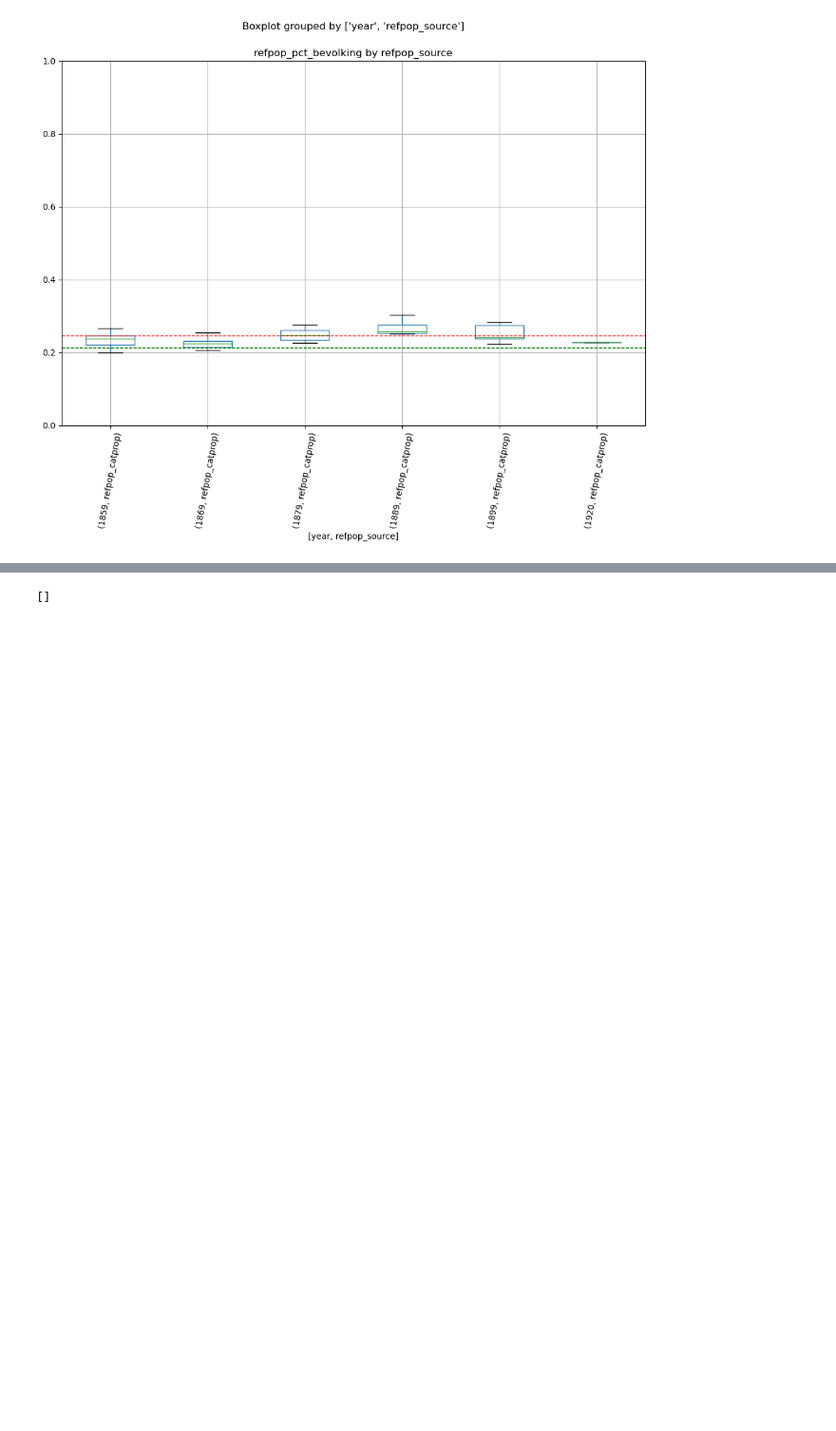
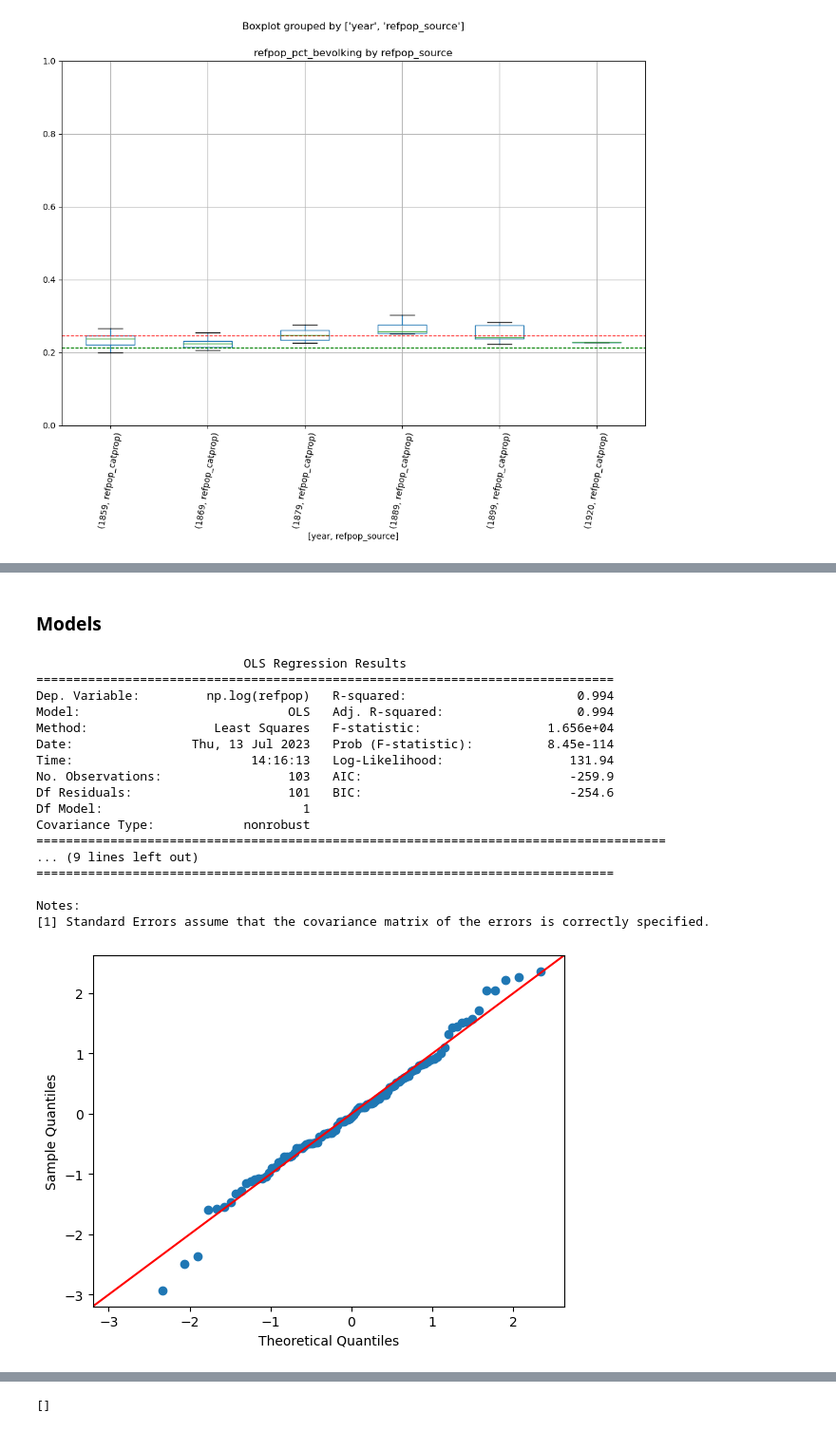
Before and after one commit to HIP-NL/imputations, a Jupyter notebook: python/refpop_schattingen.ipynb, the cells around one changed output, grey strips where cells are left out. Shown at 95% size. Drawn from its saved outputs; the diff is of its cells as text; code cells hidden in the pictures; blank space fills up the shorter version.

```diff
--- a/python/refpop_schattingen.ipynb
+++ b/python/refpop_schattingen.ipynb
@@ -303,0 +397,21 @@ plot_df['refpop'] = plot_df['refpop'].astype(int)
+# %%
+def create_model_param_df(results, model_name):
+
+    # get main model parameters
+    model_params = results.params.to_frame().rename(columns={0 : 'params'}).T
+    # get confidence intervals
+    conf_int = results.conf_int().rename(columns={0 : 'lwr', 1 : 'upr'}).T
+
+    # merge model_params and conf_int
+    model_df = pd.concat([model_params, conf_int], axis=0).reset_index()
+    # rename index to model_coef
+    model_df.rename(columns={'index' : 'model_coef'}, inplace=True)
+
+    # get model_df columns (for ordering columns)
+    model_df_cols = model_df.columns.tolist()
+    # add model_name column
+    model_df['model_name'] = model_name
+
+    return model_df[['model_name'] + model_df_cols]
+# %% [markdown]
+### Models
@@ -303,0 +421,57 @@ plot_df['refpop'] = plot_df['refpop'].astype(int)
+# %%
+# predict household size with bevolking
+
+plot_df = cbs_large_long
+plot_df = cbs_large_long.query("refpop_source == 'refpop_hh'").copy()
+# plot_df = cbs_large_long.query("refpop_source == 'refpop_hh'").copy()
+# plot_df_mannelijk = plot_df.query("bevolking_mannelijk > 50 & bevolking_mannelijk < 20000")
+# plot_df = plot_df.query("bevolking > 50 & bevolking < 20000")
+plot_df = plot_df.query("year_mun_id.isin(@tax_records.year_mun_id.unique())").copy()
+
+
+plot_df = numeric_to_python_dtype(plot_df)
+
+# index of outliers
+leave_out = [1625, 5287]
+leav_out = []
+
+# create model with log transformed refpop
+model_hh = smf.ols(formula='np.log(refpop) ~ np.log(bevolking)', data=plot_df.loc[~plot_df.index.isin(leave_out)])
+
+# create model with log transformed refpop
+# model_hh = smf.ols(formula='np.log(refpop) ~ np.log(bevolking_mannelijk)', data=plot_df)
+
+results_hh = model_hh.fit()
+
+# create fitted_df
+fitted_df_hh = create_residuals_df(plot_df, results_hh, 'refpop')
+# create model_df (with model parameters)
+model_df_hh = create_model_param_df(results_hh, 'hh')
+
+print(results_hh.summary())
+fig = sm.qqplot(results_hh.resid, line='45', fit=True)
+
+# inspect results with plots
+fig2 = plt.figure(figsize=(12,8))
+fig2 = sm.graphics.plot_regress_exog(results_hh, "np.log(bevolking)", fig=fig2)
+# plot ci
+fig3 = plot_ci(fitted_df_hh)
+# %% [output]
+                            OLS Regression Results
+==============================================================================
+Dep. Variable:         np.log(refpop)   R-squared:                       0.994
+Model:                            OLS   Adj. R-squared:                  0.994
+Method:                 Least Squares   F-statistic:                 1.656e+04
+Date:                Thu, 13 Jul 2023   Prob (F-statistic):          8.45e-114
+Time:                        14:16:13   Log-Likelihood:                 131.94
+No. Observations:                 103   AIC:                            -259.9
+Df Residuals:                     101   BIC:                            -254.6
+Df Model:                           1
+Covariance Type:            nonrobust
+=====================================================================================
+... (9 lines left out)
+==============================================================================
+
+Notes:
+[1] Standard Errors assume that the covariance matrix of the errors is correctly specified.
+[figure, added]
```
Also changed, not shown: parts of 49 cells of this notebook, 7 other files.
